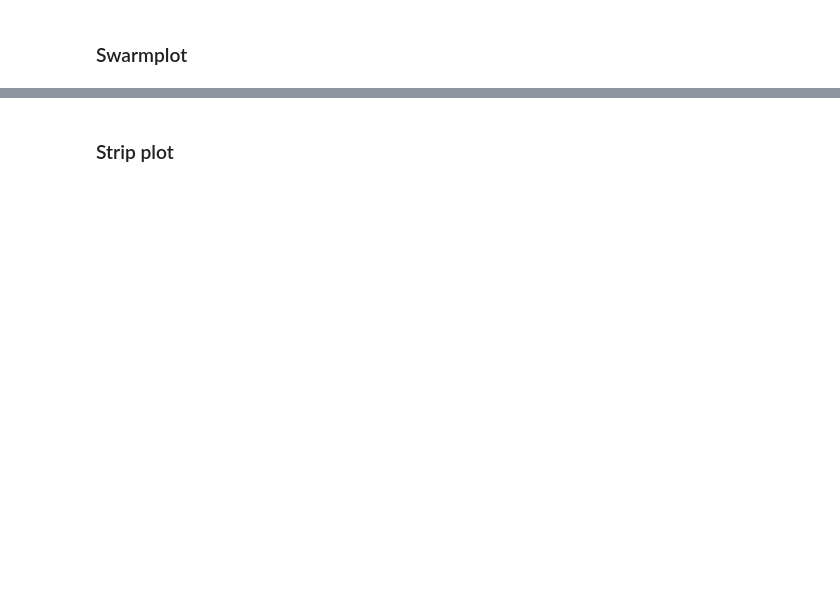
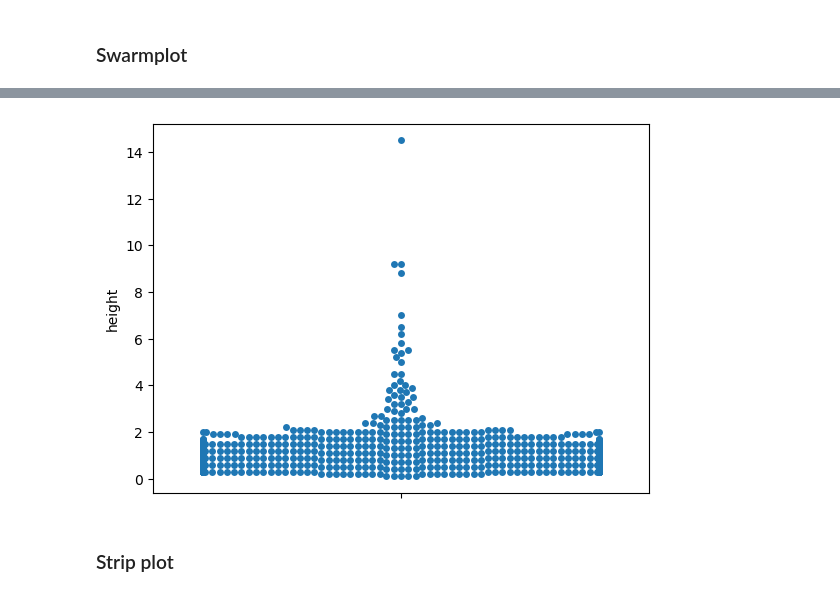
Before and after one commit to Selasi3/Data_Science_With_Python, a Jupyter notebook: Python Programming/Seaborn-course.ipynb, the cells around one changed output, grey strips where cells are left out. Saved outputs shown, nothing was run; the diff lists cells and outputs as text; code cells hidden in the pictures; blank space fills up the shorter version.

```diff
--- a/Python Programming/Seaborn-course.ipynb
+++ b/Python Programming/Seaborn-course.ipynb
@@ -71,3 +71,8 @@ plt.show()
+# %%
+sns.swarmplot(y= pokemon['height'])
+plt.show()
+# %% [output]
+[figure, added]
 # %% [markdown]
 ###  Strip plot
 # %%
```
Also changed, not shown: parts of 19 cells of this notebook, 5 other files.
